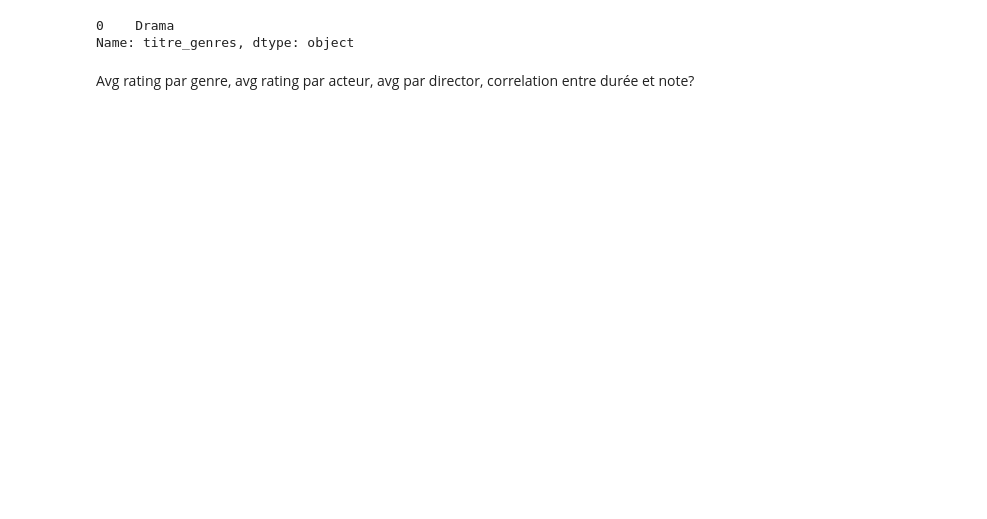
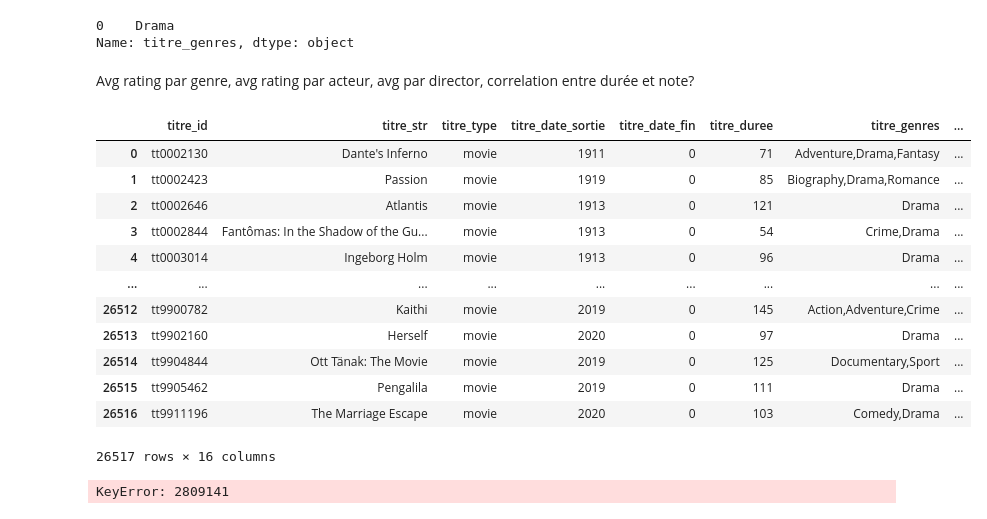
Before and after one commit to Morgan-DCL/project_2, a Jupyter notebook: eda_rating.ipynb, the cells around one changed output. Cells and saved outputs as stored; diff of their text form; code cells hidden in the pictures; blank space fills up the shorter version.

```diff
--- a/eda_rating.ipynb
+++ b/eda_rating.ipynb
@@ -124,3 +127,35 @@ rating["titre_genres"][condi].mode()
 Name: titre_genres, dtype: object
 # %% [markdown]
 Avg rating par genre, avg rating par acteur, avg par director, correlation entre durée et note?
+# %%
+# le film avec le plus de votes ayant un rating > à la moyenne
+
+nodup = rating[~rating["titre_str"].duplicated(keep="first")]
+
+condi = (
+    (nodup["rating_avg"] > nodup["rating_avg"].median()) &
+    (nodup["rating_votes"] > 413)
+)
+nodup[condi].reset_index(drop='index')
+# %% [output]
+|  | titre_id | titre_str | titre_type | titre_date_sortie | titre_date_fin | titre_duree | titre_genres | ... |
+| 0 | tt0002130 | Dante's Inferno | movie | 1911 | 0 | 71 | Adventure,Drama,Fantasy | ... |
+| 1 | tt0002423 | Passion | movie | 1919 | 0 | 85 | Biography,Drama,Romance | ... |
+| 2 | tt0002646 | Atlantis | movie | 1913 | 0 | 121 | Drama | ... |
+| 3 | tt0002844 | Fantômas: In the Shadow of the Gu... | movie | 1913 | 0 | 54 | Crime,Drama | ... |
+| 4 | tt0003014 | Ingeborg Holm | movie | 1913 | 0 | 96 | Drama | ... |
+| ... | ... | ... | ... | ... | ... | ... | ... | ... |
+| 26512 | tt9900782 | Kaithi | movie | 2019 | 0 | 145 | Action,Adventure,Crime | ... |
+| 26513 | tt9902160 | Herself | movie | 2020 | 0 | 97 | Drama | ... |
+| 26514 | tt9904844 | Ott Tänak: The Movie | movie | 2019 | 0 | 125 | Documentary,Sport | ... |
+| 26515 | tt9905462 | Pengalila | movie | 2019 | 0 | 111 | Drama | ... |
+| 26516 | tt9911196 | The Marriage Escape | movie | 2020 | 0 | 103 | Comedy,Drama | ... |
+26517 rows × 16 columns
+# %%
+# le film avec le plus de votes
+
+condi = rating["rating_votes"].max()
+
+rating[condi]
+# %% [output]
+KeyError: 2809141
```
Also changed, not shown: parts of 8 cells of this notebook, 1 other file.
